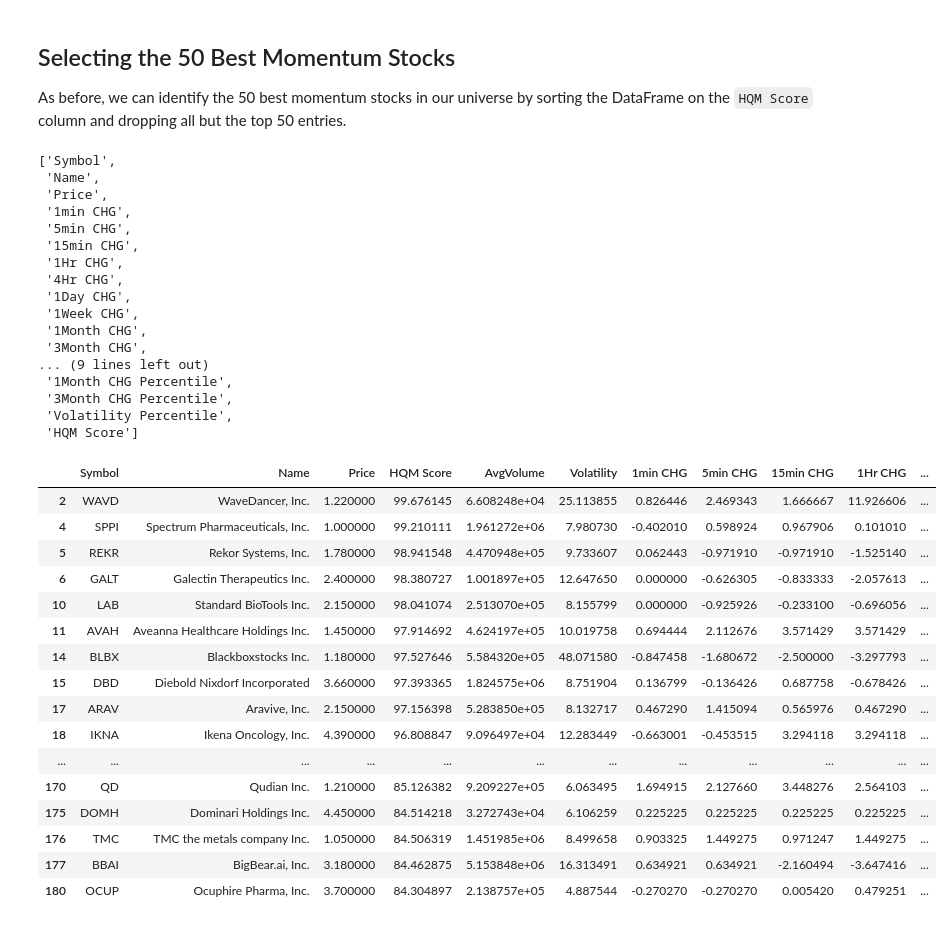
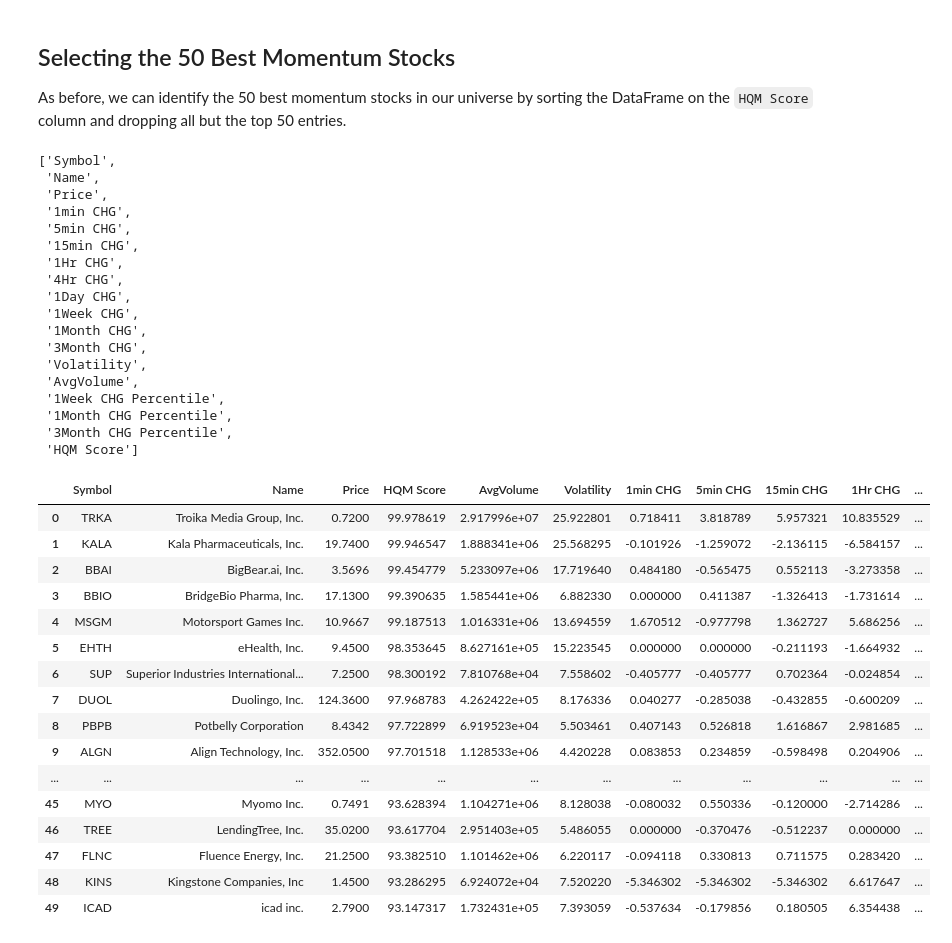
Before and after one commit to msrahman07/Stocks-Screening, a Jupyter notebook: Nasdaq/TradingView/002_quantitative_momentum_strategy_short_term.ipynb, the cells around one changed output. Drawn from its saved outputs; the diff is of its cells as text; code cells hidden in the pictures.

```diff
--- a/Nasdaq/TradingView/002_quantitative_momentum_strategy_short_term.ipynb
+++ b/Nasdaq/TradingView/002_quantitative_momentum_strategy_short_term.ipynb
@@ -210,7 +210,7 @@ time_periods = [
 #     '15min CHG',
 #     '1Hr CHG',
 #     '4Hr CHG',
-    '1Day CHG',
+#     '1Day CHG',
     '1Week CHG',
     '1Month CHG',
     '3Month CHG',
@@ -298,10 +295,11 @@ cols
  '1Week CHG',
  '1Month CHG',
  '3Month CHG',
-... (9 lines left out)
+ 'Volatility',
+ 'AvgVolume',
+ '1Week CHG Percentile',
  '1Month CHG Percentile',
  '3Month CHG Percentile',
- 'Volatility Percentile',
  'HQM Score']
 # %%
 # rearrange columns
@@ -326,29 +324,29 @@ hqm_dataframe = hqm_dataframe[['Symbol',
 #  '15min CHG Percentile',
 #  '1Hr CHG Percentile',
 #  '4Hr CHG Percentile',
- '1Day CHG Percentile',
+#  '1Day CHG Percentile',
  '1Week CHG Percentile',
  '1Month CHG Percentile',
  '3Month CHG Percentile',
 #  'Volatility Percentile'
 ]]
 # %%
-hqm_dataframe[hqm_dataframe['Price'] < 5][:50]
+hqm_dataframe[:50]
 # %% [output]
 |  | Symbol | Name | Price | HQM Score | AvgVolume | Volatility | 1min CHG | 5min CHG | 15min CHG | 1Hr CHG | ... |
-| 2 | WAVD | WaveDancer, Inc. | 1.220000 | 99.676145 | 6.608248e+04 | 25.113855 | 0.826446 | 2.469343 | 1.666667 | 11.926606 | ... |
-| 4 | SPPI | Spectrum Pharmaceuticals, Inc. | 1.000000 | 99.210111 | 1.961272e+06 | 7.980730 | -0.402010 | 0.598924 | 0.967906 | 0.101010 | ... |
-| 5 | REKR | Rekor Systems, Inc. | 1.780000 | 98.941548 | 4.470948e+05 | 9.733607 | 0.062443 | -0.971910 | -0.971910 | -1.525140 | ... |
-| 6 | GALT | Galectin Therapeutics Inc. | 2.400000 | 98.380727 | 1.001897e+05 | 12.647650 | 0.000000 | -0.626305 | -0.833333 | -2.057613 | ... |
-| 10 | LAB | Standard BioTools Inc. | 2.150000 | 98.041074 | 2.513070e+05 | 8.155799 | 0.000000 | -0.925926 | -0.233100 | -0.696056 | ... |
-| 11 | AVAH | Aveanna Healthcare Holdings Inc. | 1.450000 | 97.914692 | 4.624197e+05 | 10.019758 | 0.694444 | 2.112676 | 3.571429 | 3.571429 | ... |
-| 14 | BLBX | Blackboxstocks Inc. | 1.180000 | 97.527646 | 5.584320e+05 | 48.071580 | -0.847458 | -1.680672 | -2.500000 | -3.297793 | ... |
-| 15 | DBD | Diebold Nixdorf Incorporated | 3.660000 | 97.393365 | 1.824575e+06 | 8.751904 | 0.136799 | -0.136426 | 0.687758 | -0.678426 | ... |
-| 17 | ARAV | Aravive, Inc. | 2.150000 | 97.156398 | 5.283850e+05 | 8.132717 | 0.467290 | 1.415094 | 0.565976 | 0.467290 | ... |
-| 18 | IKNA | Ikena Oncology, Inc. | 4.390000 | 96.808847 | 9.096497e+04 | 12.283449 | -0.663001 | -0.453515 | 3.294118 | 3.294118 | ... |
+| 0 | TRKA | Troika Media Group, Inc. | 0.7200 | 99.978619 | 2.917996e+07 | 25.922801 | 0.718411 | 3.818789 | 5.957321 | 10.835529 | ... |
+| 1 | KALA | Kala Pharmaceuticals, Inc. | 19.7400 | 99.946547 | 1.888341e+06 | 25.568295 | -0.101926 | -1.259072 | -2.136115 | -6.584157 | ... |
+| 2 | BBAI | BigBear.ai, Inc. | 3.5696 | 99.454779 | 5.233097e+06 | 17.719640 | 0.484180 | -0.565475 | 0.552113 | -3.273358 | ... |
+| 3 | BBIO | BridgeBio Pharma, Inc. | 17.1300 | 99.390635 | 1.585441e+06 | 6.882330 | 0.000000 | 0.411387 | -1.326413 | -1.731614 | ... |
+| 4 | MSGM | Motorsport Games Inc. | 10.9667 | 99.187513 | 1.016331e+06 | 13.694559 | 1.670512 | -0.977798 | 1.362727 | 5.686256 | ... |
+| 5 | EHTH | eHealth, Inc. | 9.4500 | 98.353645 | 8.627161e+05 | 15.223545 | 0.000000 | 0.000000 | -0.211193 | -1.664932 | ... |
+| 6 | SUP | Superior Industries International... | 7.2500 | 98.300192 | 7.810768e+04 | 7.558602 | -0.405777 | -0.405777 | 0.702364 | -0.024854 | ... |
+| 7 | DUOL | Duolingo, Inc. | 124.3600 | 97.968783 | 4.262422e+05 | 8.176336 | 0.040277 | -0.285038 | -0.432855 | -0.600209 | ... |
+| 8 | PBPB | Potbelly Corporation | 8.4342 | 97.722899 | 6.919523e+04 | 5.503461 | 0.407143 | 0.526818 | 1.616867 | 2.981685 | ... |
+| 9 | ALGN | Align Technology, Inc. | 352.0500 | 97.701518 | 1.128533e+06 | 4.420228 | 0.083853 | 0.234859 | -0.598498 | 0.204906 | ... |
 | ... | ... | ... | ... | ... | ... | ... | ... | ... | ... | ... | ... |
-| 170 | QD | Qudian Inc. | 1.210000 | 85.126382 | 9.209227e+05 | 6.063495 | 1.694915 | 2.127660 | 3.448276 | 2.564103 | ... |
-| 175 | DOMH | Dominari Holdings Inc. | 4.450000 | 84.514218 | 3.272743e+04 | 6.106259 | 0.225225 | 0.225225 | 0.225225 | 0.225225 | ... |
-| 176 | TMC | TMC the metals company Inc. | 1.050000 | 84.506319 | 1.451985e+06 | 8.499658 | 0.903325 | 1.449275 | 0.971247 | 1.449275 | ... |
-| 177 | BBAI | BigBear.ai, Inc. | 3.180000 | 84.462875 | 5.153848e+06 | 16.313491 | 0.634921 | 0.634921 | -2.160494 | -3.647416 | ... |
-| 180 | OCUP | Ocuphire Pharma, Inc. | 3.700000 | 84.304897 | 2.138757e+05 | 4.887544 | -0.270270 | -0.270270 | 0.005420 | 0.479251 | ... |
+| 45 | MYO | Myomo Inc. | 0.7491 | 93.628394 | 1.104271e+06 | 8.128038 | -0.080032 | 0.550336 | -0.120000 | -2.714286 | ... |
+| 46 | TREE | LendingTree, Inc. | 35.0200 | 93.617704 | 2.951403e+05 | 5.486055 | 0.000000 | -0.370476 | -0.512237 | 0.000000 | ... |
+| 47 | FLNC | Fluence Energy, Inc. | 21.2500 | 93.382510 | 1.101462e+06 | 6.220117 | -0.094118 | 0.330813 | 0.711575 | 0.283420 | ... |
+| 48 | KINS | Kingstone Companies, Inc | 1.4500 | 93.286295 | 6.924072e+04 | 7.520220 | -5.346302 | -5.346302 | -5.346302 | 6.617647 | ... |
+| 49 | ICAD | icad inc. | 2.7900 | 93.147317 | 1.732431e+05 | 7.393059 | -0.537634 | -0.179856 | 0.180505 | 6.354438 | ... |
```
Also changed, not shown: parts of 17 cells of this notebook, 6 other files.
